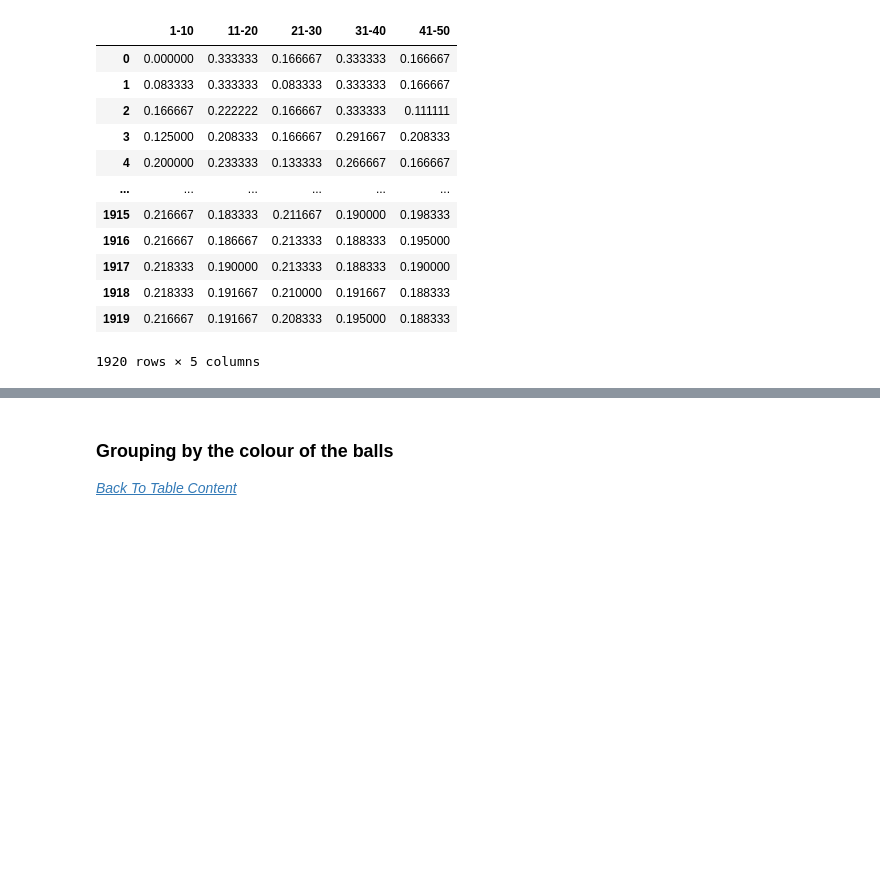
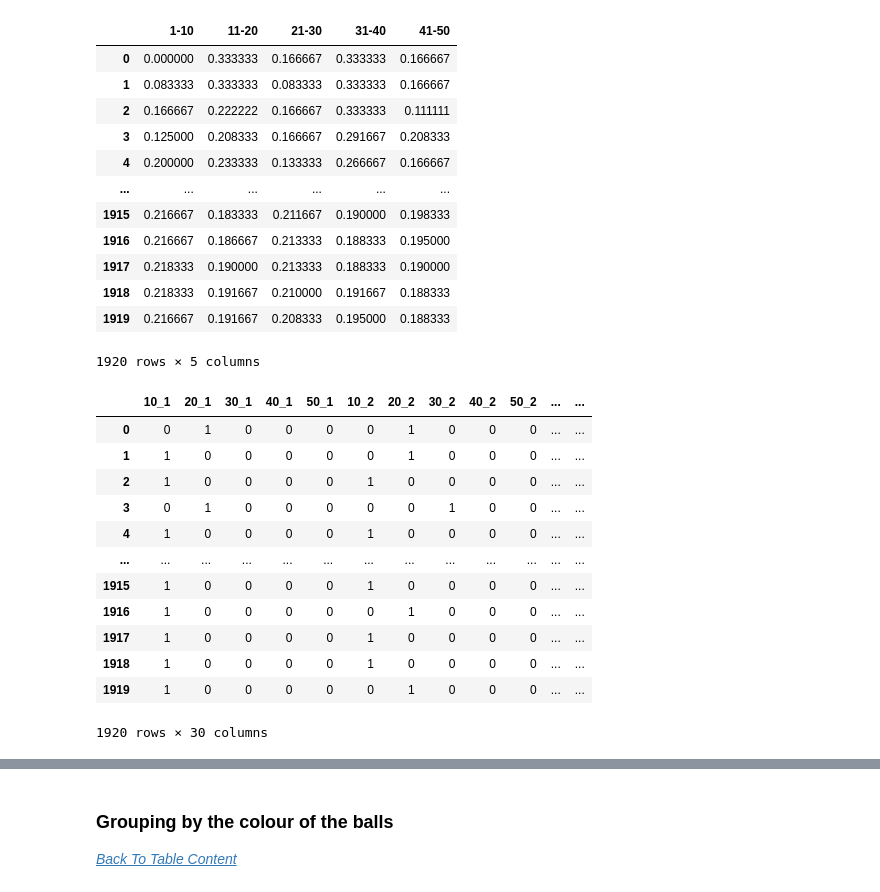
Before and after one commit to TedLLH/HongKongPowerBall_MarkSix, a Jupyter notebook: marksix.ipynb, the cells around one changed output, grey strips where cells are left out. Cells and saved outputs as stored; diff of their text form; code cells hidden in the pictures; blank space fills up the shorter version.

```diff
--- a/marksix.ipynb
+++ b/marksix.ipynb
@@ -929,3 +1001,20 @@ df_5_rolling
 | 1918 | 0.218333 | 0.191667 | 0.210000 | 0.191667 | 0.188333 |
 | 1919 | 0.216667 | 0.191667 | 0.208333 | 0.195000 | 0.188333 |
 1920 rows × 5 columns
+# %%
+df_5_1stto6th_rolling = df_5_1stto6th.iloc[:,6:]
+df_5_1stto6th_rolling
+# %% [output]
+|  | 10_1 | 20_1 | 30_1 | 40_1 | 50_1 | 10_2 | 20_2 | 30_2 | 40_2 | 50_2 | ... | ... |
+| 0 | 0 | 1 | 0 | 0 | 0 | 0 | 1 | 0 | 0 | 0 | ... | ... |
+| 1 | 1 | 0 | 0 | 0 | 0 | 0 | 1 | 0 | 0 | 0 | ... | ... |
+| 2 | 1 | 0 | 0 | 0 | 0 | 1 | 0 | 0 | 0 | 0 | ... | ... |
+| 3 | 0 | 1 | 0 | 0 | 0 | 0 | 0 | 1 | 0 | 0 | ... | ... |
+| 4 | 1 | 0 | 0 | 0 | 0 | 1 | 0 | 0 | 0 | 0 | ... | ... |
+| ... | ... | ... | ... | ... | ... | ... | ... | ... | ... | ... | ... | ... |
+| 1915 | 1 | 0 | 0 | 0 | 0 | 1 | 0 | 0 | 0 | 0 | ... | ... |
+| 1916 | 1 | 0 | 0 | 0 | 0 | 0 | 1 | 0 | 0 | 0 | ... | ... |
+| 1917 | 1 | 0 | 0 | 0 | 0 | 1 | 0 | 0 | 0 | 0 | ... | ... |
+| 1918 | 1 | 0 | 0 | 0 | 0 | 1 | 0 | 0 | 0 | 0 | ... | ... |
+| 1919 | 1 | 0 | 0 | 0 | 0 | 0 | 1 | 0 | 0 | 0 | ... | ... |
+1920 rows × 30 columns
```
Also changed, not shown: parts of 17 cells of this notebook.
